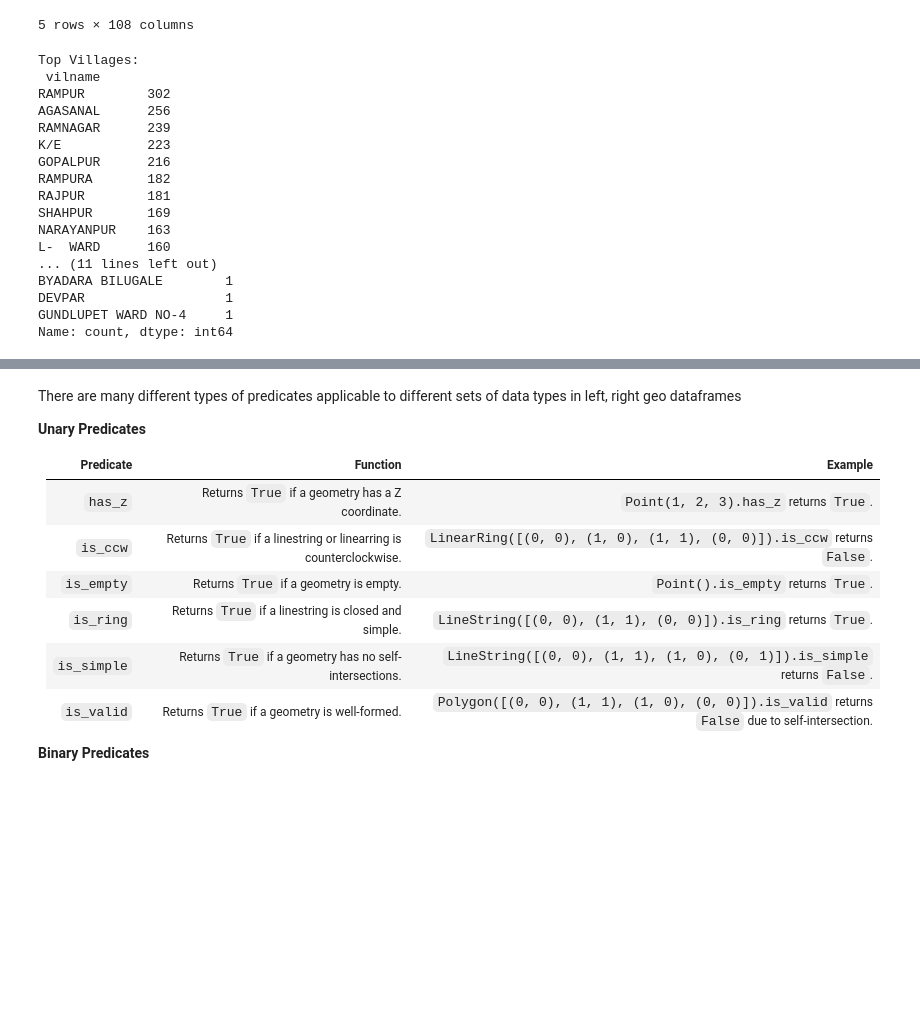
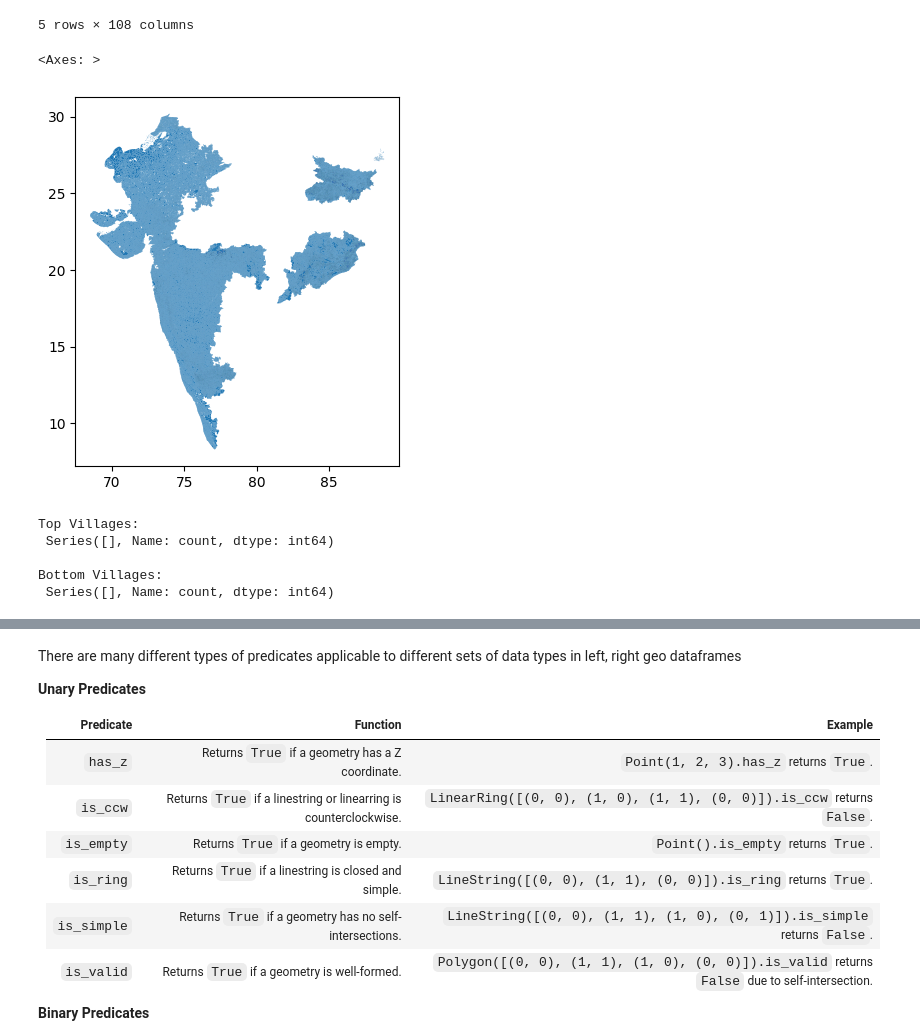
Before and after one commit to anupamsobti/geospatial-machine-learning, a Jupyter notebook: vector-data-types.ipynb, the cells around one changed output, grey strips where cells are left out. Saved outputs shown, nothing was run; the diff lists cells and outputs as text; code cells hidden in the pictures; blank space fills up the shorter version.

```diff
--- a/vector-data-types.ipynb
+++ b/vector-data-types.ipynb
@@ -110,14 +112,16 @@ m
 # %% [markdown]
 Great! Now we have all the schools marked on the map. Let's try to plot a village wise distribution and see which villages have the maximum and minimum number of schools. But, what data type do we use to represent village boundaries?
 # %%
-# Let's now read all school data and store it in the school_data dataframe
+# Let's now read a limited number of school data files and store it in the school_data dataframe
 import geopandas as gpd
 import pandas as pd
 
 # Assuming geojson_files is a list of paths to GeoJSON files
 school_data = gpd.GeoDataFrame()
 
-for file in geojson_files:
+# Limit to top k files (e.g., top 10)
+top_k = 10
+for file in geojson_files[:top_k]:
     gdf = gpd.read_file(file)
     school_data = pd.concat([school_data, gdf], ignore_index=True)
 
@@ -189,6 +194,12 @@ village_boundaries.head()
 | 3 | Namchi | South Sikkim | Sikkim | village | Rong | 1103000120600 | POLYGON ((88.38357 27.13132, 88.3... | NaN | NaN | NaN | ... |
 | 4 | Namchi | South Sikkim | Sikkim | village | Saleumbong | 1103000121300 | POLYGON ((88.38706 27.16456, 88.3... | NaN | NaN | NaN | ... |
 5 rows × 108 columns
+# %%
+# Plot the village boundaries
+village_boundaries.plot()
+# %% [output]
+<Axes: >
+[figure, added]
 # %%
 # Import necessary libraries
 from shapely.geometry import Point
@@ -219,22 +230,10 @@ print("Top Villages:\n", top_villages)
 print("\nBottom Villages:\n", bottom_villages)
 # %% [output]
 Top Villages:
- vilname
-RAMPUR        302
-AGASANAL      256
-RAMNAGAR      239
-K/E           223
-GOPALPUR      216
-RAMPURA       182
-RAJPUR        181
-SHAHPUR       169
-NARAYANPUR    163
-L-  WARD      160
-... (11 lines left out)
-BYADARA BILUGALE        1
-DEVPAR                  1
-GUNDLUPET WARD NO-4     1
-Name: count, dtype: int64
+ Series([], Name: count, dtype: int64)
+
+Bottom Villages:
+ Series([], Name: count, dtype: int64)
 # %% [markdown]
 ![image.png](attachment:image.png)
 # %% [markdown]
```
Also changed, not shown: parts of 11 cells of this notebook.
